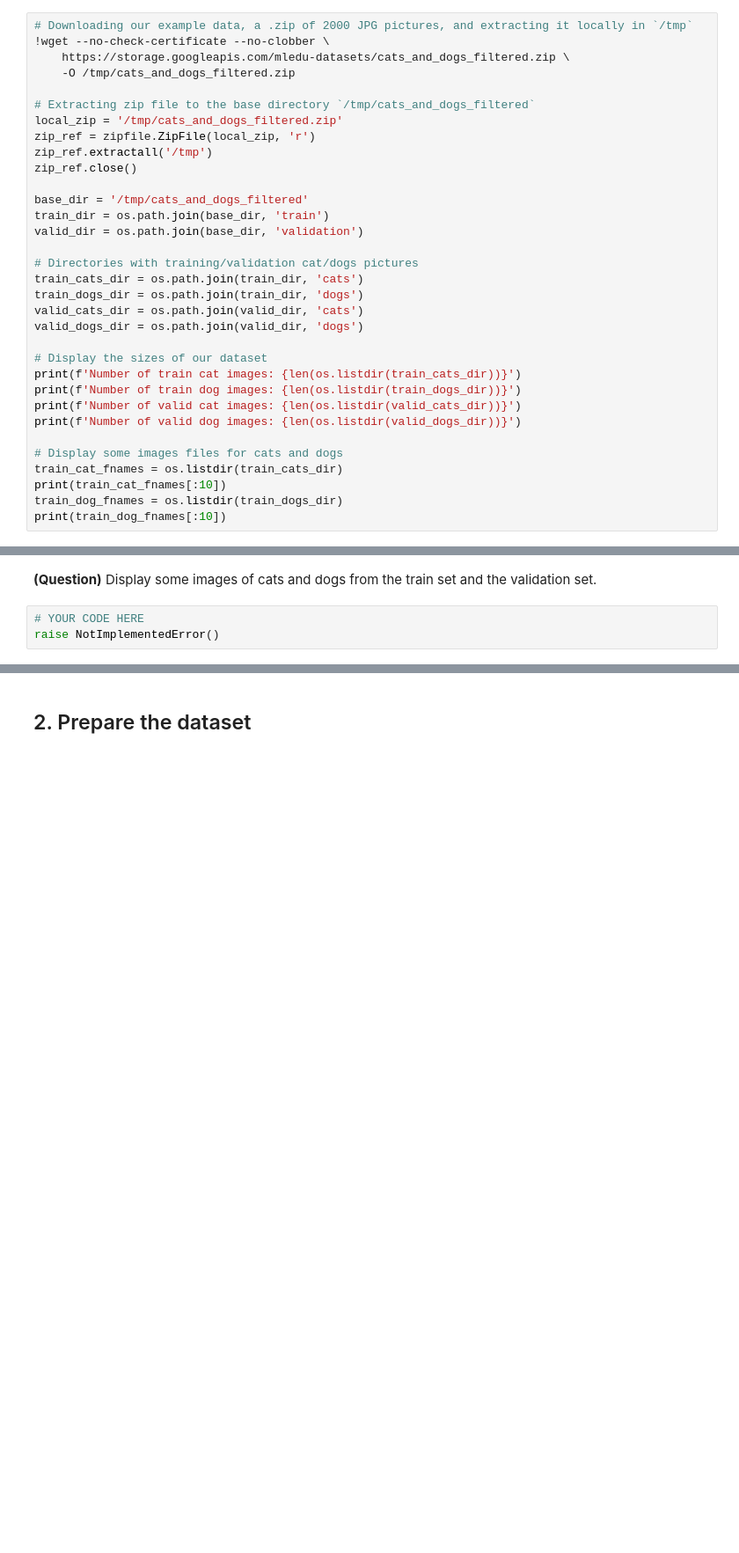
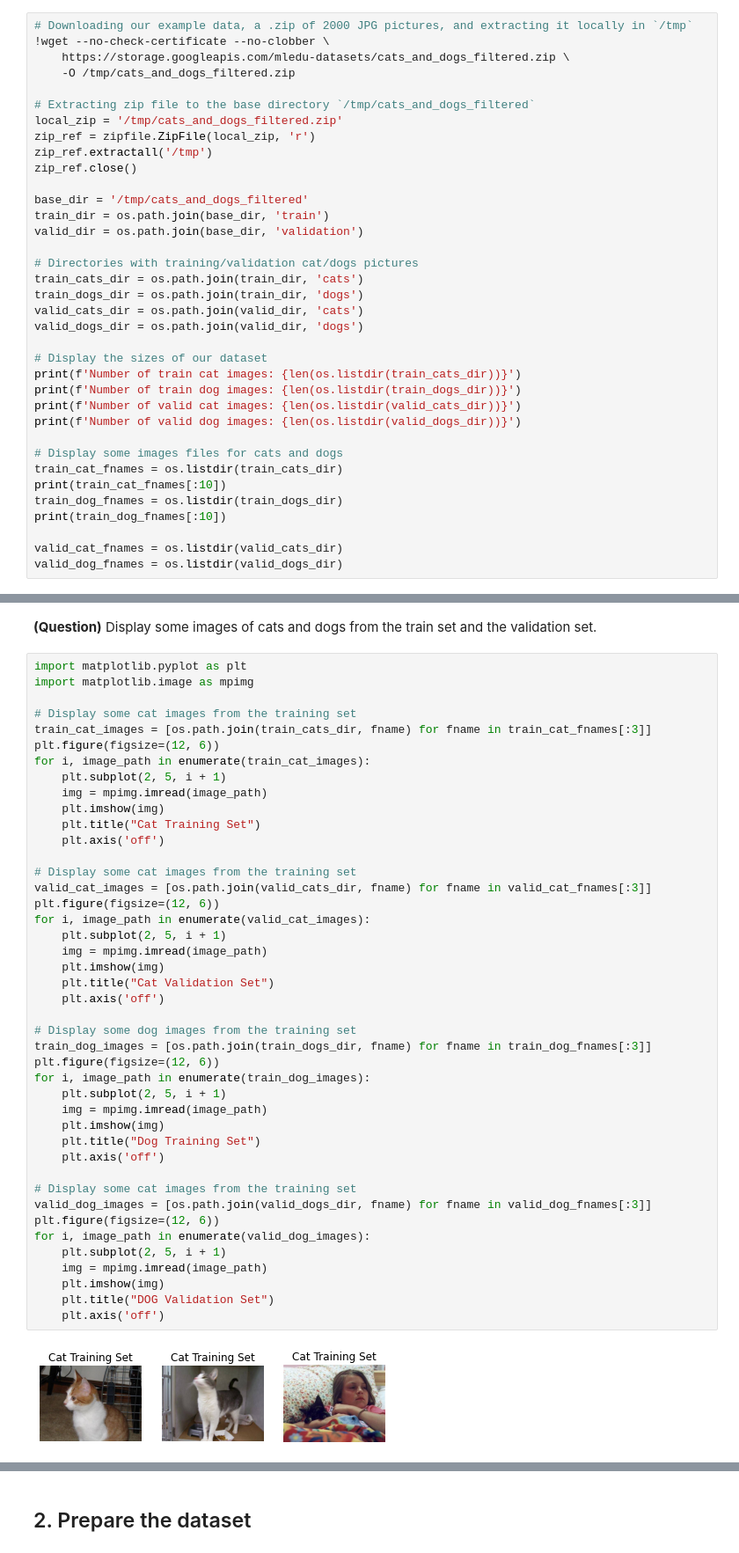
Before and after one commit to Amine-Wardi/deep_learning_course_2023, a Jupyter notebook: 02-dogs-cats-pytorch.ipynb, the cells around one changed output, grey strips where cells are left out. Shown: that part at 88% size. Drawn from its saved outputs; the diff is of its cells as text; blank space fills up the shorter version.

```diff
--- a/02-dogs-cats-pytorch.ipynb
+++ b/02-dogs-cats-pytorch.ipynb
@@ -62,3 +64,6 @@ train_cat_fnames = os.listdir(train_cats_dir)
 print(train_cat_fnames[:10])
 train_dog_fnames = os.listdir(train_dogs_dir)
 print(train_dog_fnames[:10])
+
+valid_cat_fnames = os.listdir(valid_cats_dir)
+valid_dog_fnames = os.listdir(valid_dogs_dir)
@@ -65,5 +78,47 @@ print(train_dog_fnames[:10])
 # %% [markdown]
 **(Question)** Display some images of cats and dogs from the train set and the validation set.
 # %%
-# YOUR CODE HERE
-raise NotImplementedError()
+import matplotlib.pyplot as plt
+import matplotlib.image as mpimg
+
+# Display some cat images from the training set
+train_cat_images = [os.path.join(train_cats_dir, fname) for fname in train_cat_fnames[:3]]
+plt.figure(figsize=(12, 6))
+for i, image_path in enumerate(train_cat_images):
+    plt.subplot(2, 5, i + 1)
+    img = mpimg.imread(image_path)
+    plt.imshow(img)
+    plt.title("Cat Training Set")
+    plt.axis('off')
+
+# Display some cat images from the training set
+valid_cat_images = [os.path.join(valid_cats_dir, fname) for fname in valid_cat_fnames[:3]]
+plt.figure(figsize=(12, 6))
+for i, image_path in enumerate(valid_cat_images):
+    plt.subplot(2, 5, i + 1)
+    img = mpimg.imread(image_path)
+    plt.imshow(img)
+    plt.title("Cat Validation Set")
+    plt.axis('off')
+
+# Display some dog images from the training set
+train_dog_images = [os.path.join(train_dogs_dir, fname) for fname in train_dog_fnames[:3]]
+plt.figure(figsize=(12, 6))
+for i, image_path in enumerate(train_dog_images):
+    plt.subplot(2, 5, i + 1)
+    img = mpimg.imread(image_path)
+    plt.imshow(img)
+    plt.title("Dog Training Set")
+    plt.axis('off')
+
+# Display some cat images from the training set
+valid_dog_images = [os.path.join(valid_dogs_dir, fname) for fname in valid_dog_fnames[:3]]
+plt.figure(figsize=(12, 6))
+for i, image_path in enumerate(valid_dog_images):
+    plt.subplot(2, 5, i + 1)
+    img = mpimg.imread(image_path)
+    plt.imshow(img)
+    plt.title("DOG Validation Set")
+    plt.axis('off')
+# %% [output]
+[figure, added]
```
Also changed, not shown: parts of 15 cells of this notebook.
